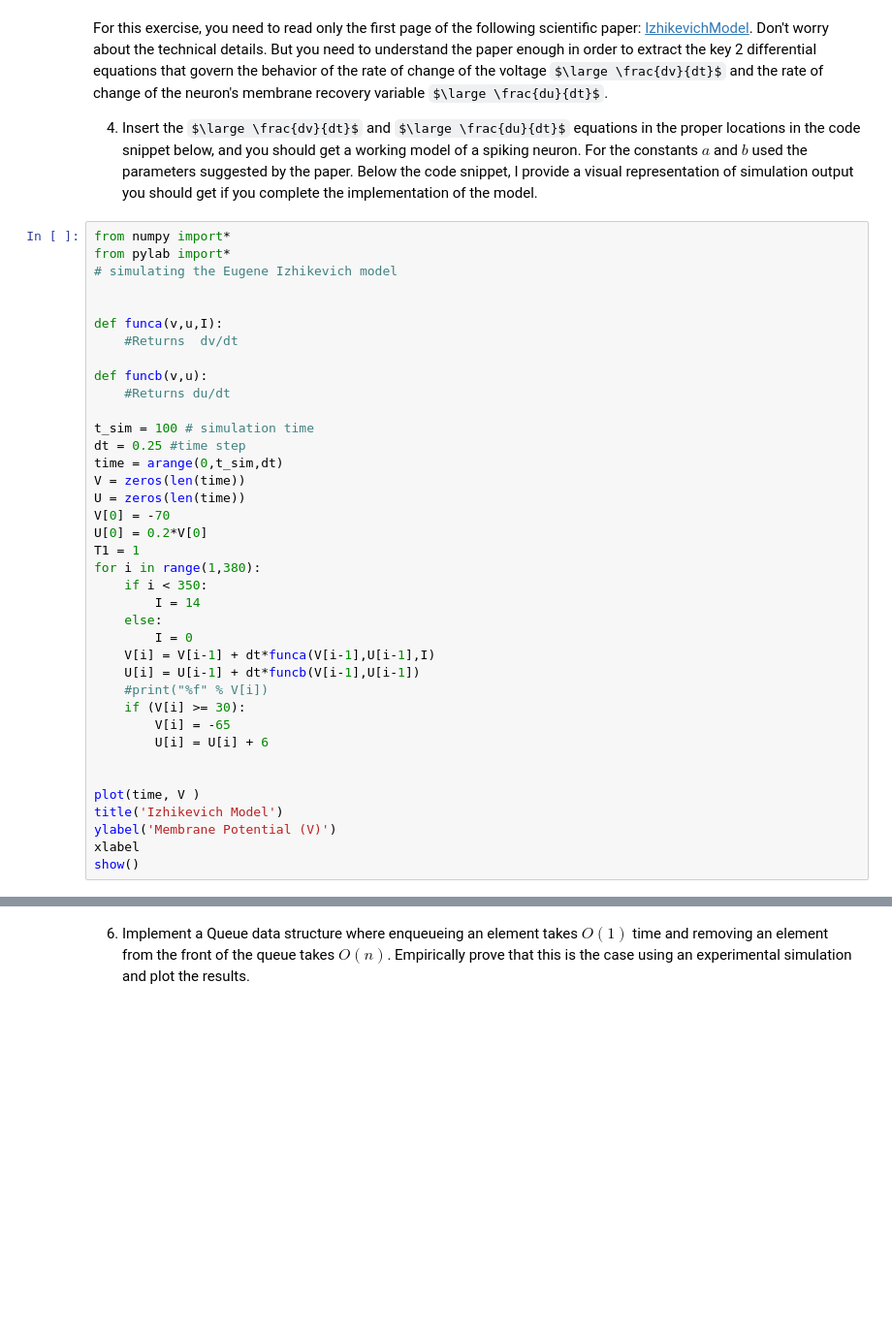
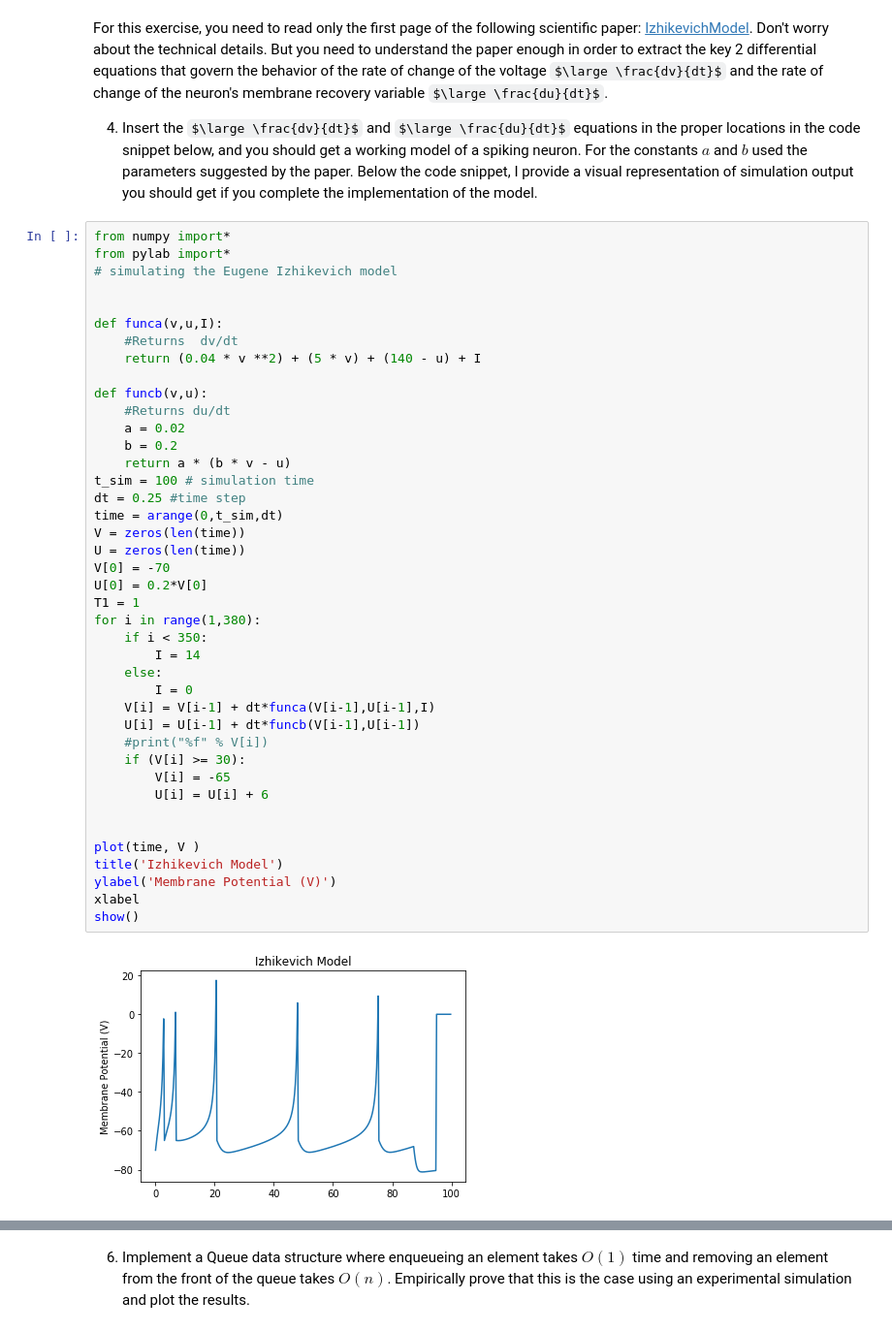
Before and after one commit to Marrnj2/A-DFirstAssesment, a Jupyter notebook: _Assessment1/assessment1.ipynb, the cells around one changed output, grey strips where cells are left out. Shown: that part at 97% size. Drawn from its saved outputs; the diff is of its cells as text; some formulas as TeX source; blank space fills up the shorter version.

```diff
--- a/_Assessment1/assessment1.ipynb
+++ b/_Assessment1/assessment1.ipynb
@@ -165,36 +192,41 @@ from pylab import*
 
 def funca(v,u,I):
     #Returns  dv/dt
+    return (0.04 * v **2) + (5 * v) + (140 - u) + I
 
 def funcb(v,u):
     #Returns du/dt
-
+    a = 0.02
+    b = 0.2
+    return a * (b * v - u)
 t_sim = 100 # simulation time
 dt = 0.25 #time step
 time = arange(0,t_sim,dt)
 V = zeros(len(time))
 U = zeros(len(time))
 V[0] = -70
 U[0] = 0.2*V[0]
 T1 = 1
 for i in range(1,380):
     if i < 350:
         I = 14
     else:
         I = 0
     V[i] = V[i-1] + dt*funca(V[i-1],U[i-1],I)
     U[i] = U[i-1] + dt*funcb(V[i-1],U[i-1])
     #print("%f" % V[i])
     if (V[i] >= 30):
         V[i] = -65
         U[i] = U[i] + 6
 
 
 plot(time, V )
 title('Izhikevich Model')
 ylabel('Membrane Potential (V)')
 xlabel
 show()
+# %% [output]
+[figure, added]
 # %% [markdown]
 ![](./images/im.png)
 # %% [markdown]
```
Also changed, not shown: parts of 9 cells of this notebook.
